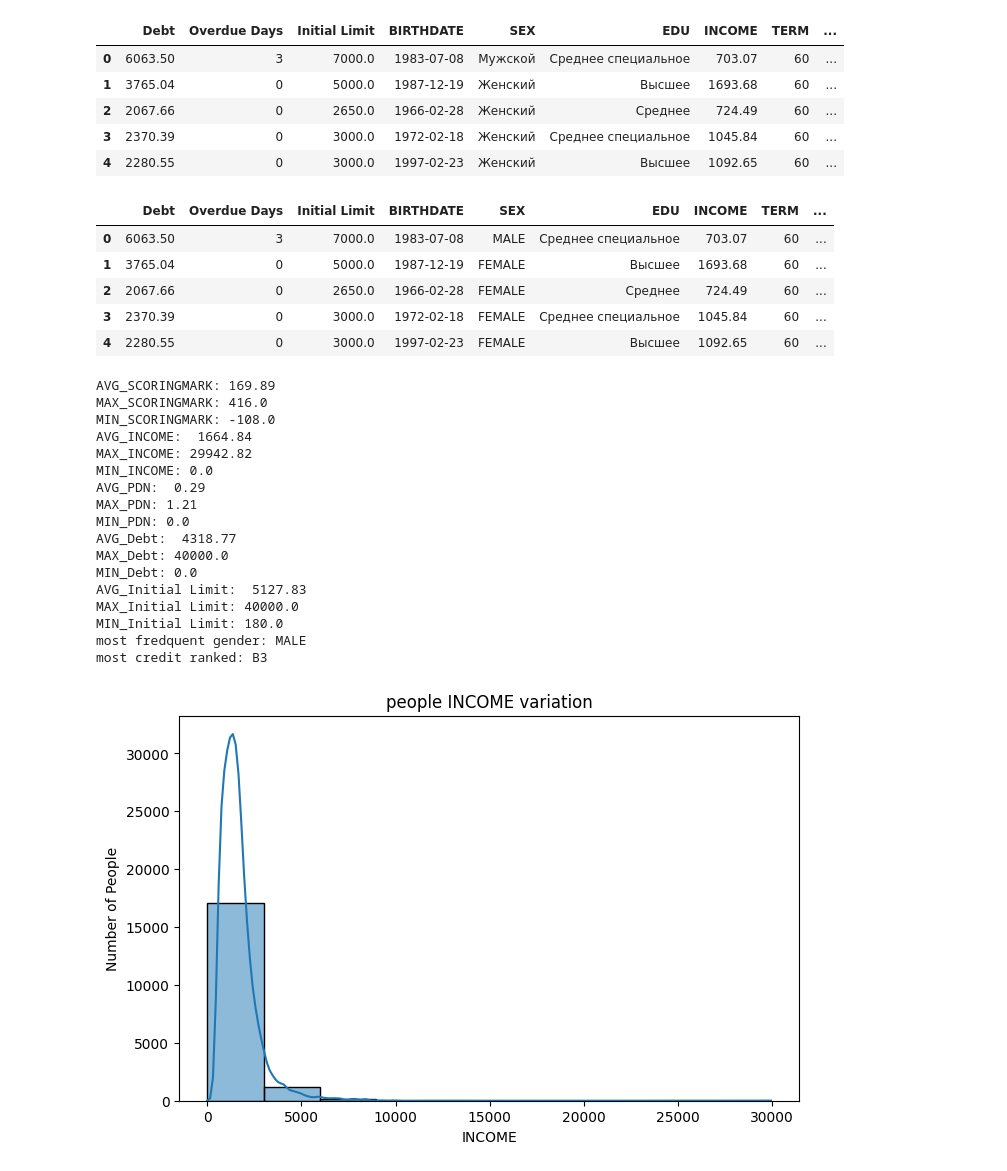
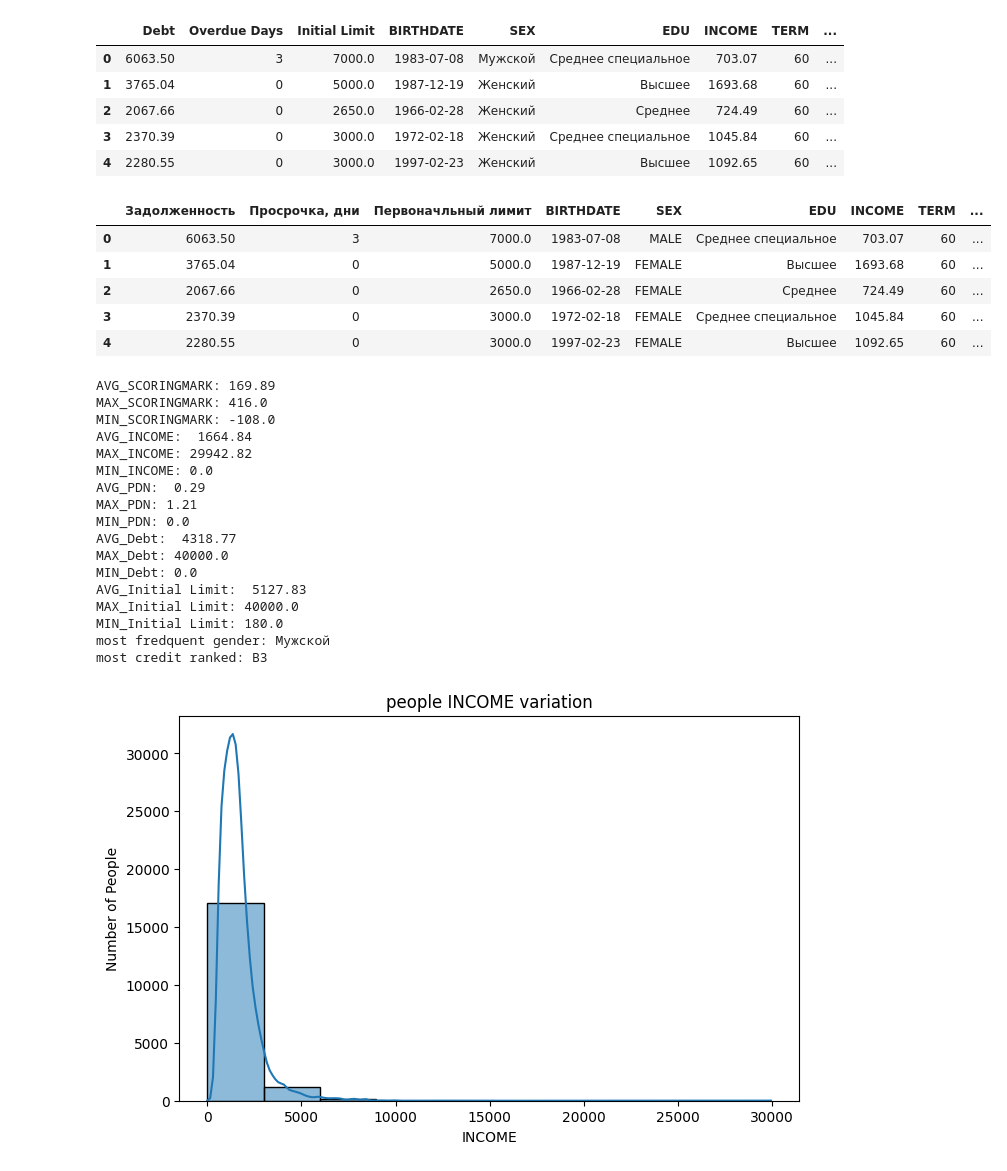
Before and after one commit to UgoChikezie2/ugo-final-project, a Jupyter notebook: notebooks/Ugo_Chikezie_Final-Project.ipynb, the cells around one changed output. Saved outputs shown, nothing was run; the diff lists cells and outputs as text; code cells hidden in the pictures.

```diff
--- a/notebooks/Ugo_Chikezie_Final-Project.ipynb
+++ b/notebooks/Ugo_Chikezie_Final-Project.ipynb
@@ -116,18 +116,19 @@ df.head()
 | 3 | 2370.39 | 0 | 3000.0 | 1972-02-18 | Женский | Среднее специальное | 1045.84 | 60 | ... |
 | 4 | 2280.55 | 0 | 3000.0 | 1997-02-23 | Женский | Высшее | 1092.65 | 60 | ... |
 # %%
-df['SEX'] = df['SEX'].replace('Мужской', 'MALE')
-df['SEX'] = df['SEX'].replace('Женский', 'FEMALE')
+df2 = pd.read_csv('../data/raw/final_Project_bank_credit_scoring.csv')
 
-df['FAMILYSTATUS'] = df['FAMILYSTATUS'].astype(str)
+df2['SEX'] = df2['SEX'].replace('Мужской', 'MALE')
+df2['SEX'] = df2['SEX'].replace('Женский', 'FEMALE')
 
-df['FAMILYSTATUS'] = df['FAMILYSTATUS'].replace(1, 'SINGLE')
-df['FAMILYSTATUS'] = df['FAMILYSTATUS'].replace(2, 'MARRIED')
-df['FAMILYSTATUS'] = df['FAMILYSTATUS'].replace(3, 'DIVORCED')
-df['FAMILYSTATUS'] = df['FAMILYSTATUS'].replace(4, 'SINGLE_PARENT')
-df.head()
+df2['FAMILYSTATUS'] = df2['FAMILYSTATUS'].replace(1, 'SINGLE')
+df2['FAMILYSTATUS'] = df2['FAMILYSTATUS'].replace(2, 'MARRIED')
+df2['FAMILYSTATUS'] = df2['FAMILYSTATUS'].replace(3, 'DIVORCED')
+df2['FAMILYSTATUS'] = df2['FAMILYSTATUS'].replace(4, 'SINGLE_PARENT')
+
+df2.head()
 # %% [output]
-|  | Debt | Overdue Days | Initial Limit | BIRTHDATE | SEX | EDU | INCOME | TERM | ... |
+|  | Задолженность | Просрочка, дни | Первоначльный лимит | BIRTHDATE | SEX | EDU | INCOME | TERM | ... |
 | 0 | 6063.50 | 3 | 7000.0 | 1983-07-08 | MALE | Среднее специальное | 703.07 | 60 | ... |
 | 1 | 3765.04 | 0 | 5000.0 | 1987-12-19 | FEMALE | Высшее | 1693.68 | 60 | ... |
 | 2 | 2067.66 | 0 | 2650.0 | 1966-02-28 | FEMALE | Среднее | 724.49 | 60 | ... |
@@ -194,7 +195,7 @@ MIN_Debt: 0.0
 AVG_Initial Limit:  5127.83
 MAX_Initial Limit: 40000.0
 MIN_Initial Limit: 180.0
-most fredquent gender: MALE
+most fredquent gender: Мужской
 most credit ranked: B3
 # %%
 import seaborn as sns
```
Also changed, not shown: parts of 5 cells of this notebook.
